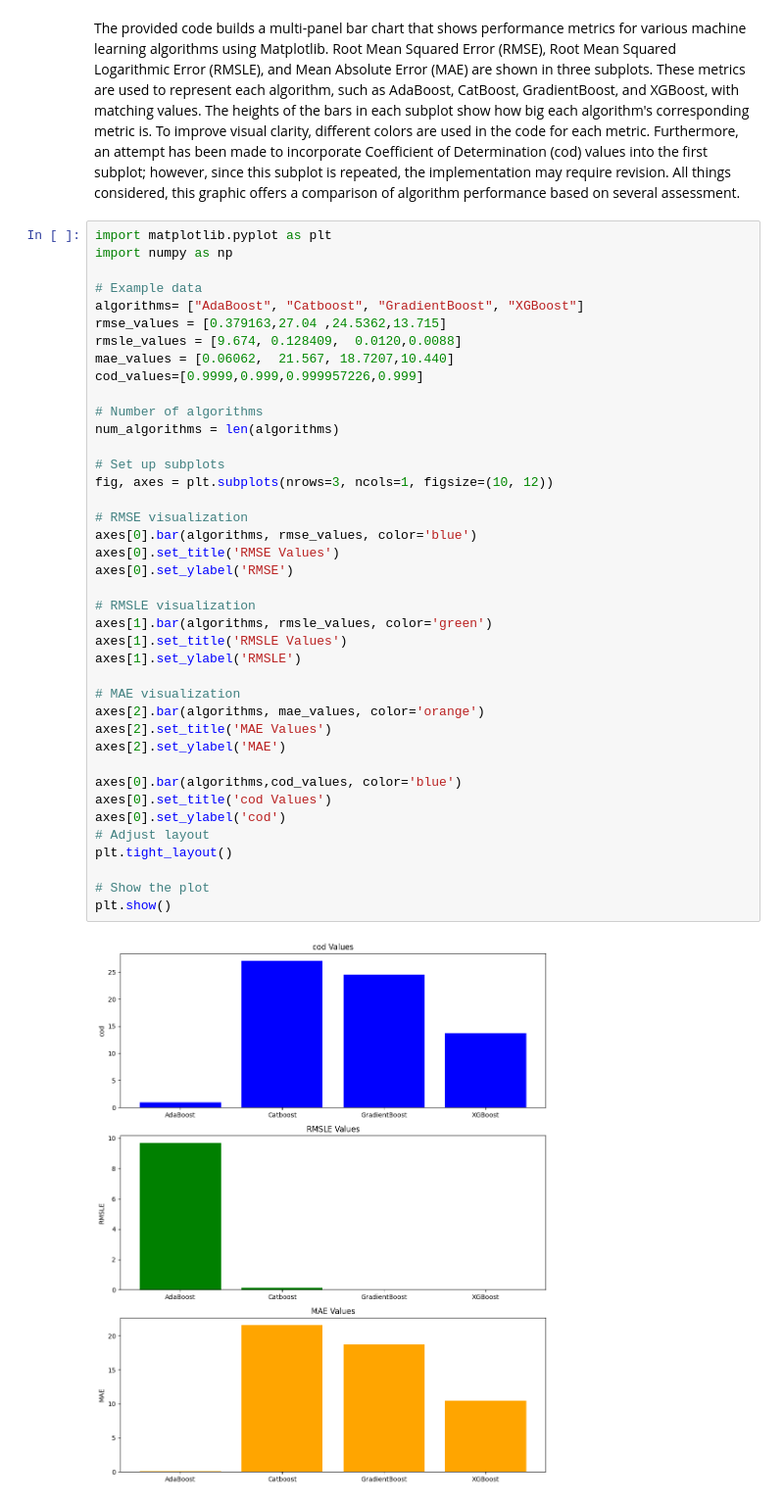
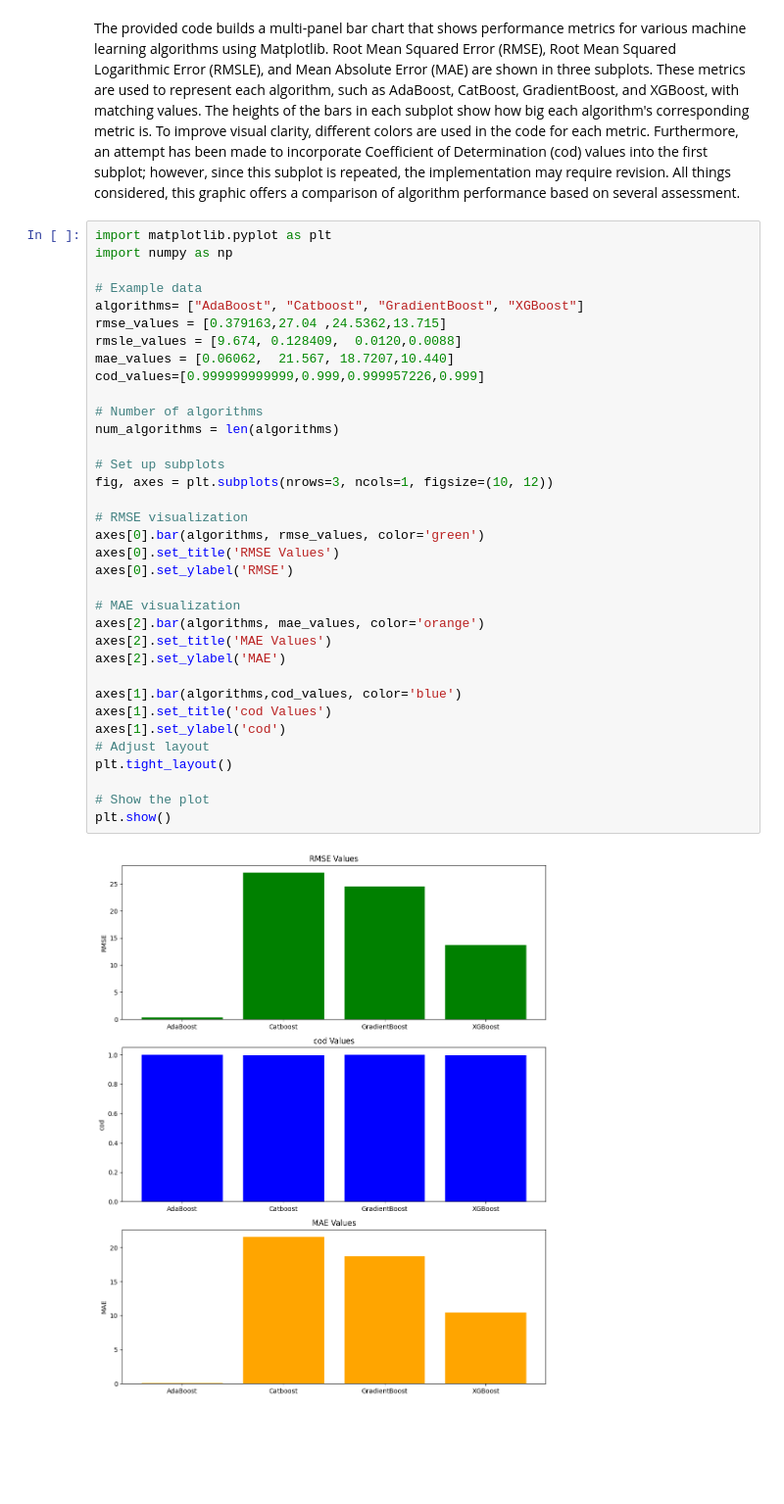
Before and after one commit to ruchithareddy269/255-Final-Project, a Jupyter notebook: CMPE_255_final_project_code.ipynb, the cells around one changed output. Shown at 98% size. Saved outputs shown, nothing was run; the diff lists cells and outputs as text; blank space fills up the shorter version.

```diff
--- a/CMPE_255_final_project_code.ipynb
+++ b/CMPE_255_final_project_code.ipynb
@@ -1347,41 +1383,36 @@ The provided code builds a multi-panel bar chart that shows performance metrics
 import matplotlib.pyplot as plt
 import numpy as np
 
 # Example data
 algorithms= ["AdaBoost", "Catboost", "GradientBoost", "XGBoost"]
 rmse_values = [0.379163,27.04 ,24.5362,13.715]
 rmsle_values = [9.674, 0.128409,  0.0120,0.0088]
 mae_values = [0.06062,  21.567, 18.7207,10.440]
-cod_values=[0.9999,0.999,0.999957226,0.999]
+cod_values=[0.999999999999,0.999,0.999957226,0.999]
 
 # Number of algorithms
 num_algorithms = len(algorithms)
 
 # Set up subplots
 fig, axes = plt.subplots(nrows=3, ncols=1, figsize=(10, 12))
 
 # RMSE visualization
-axes[0].bar(algorithms, rmse_values, color='blue')
+axes[0].bar(algorithms, rmse_values, color='green')
 axes[0].set_title('RMSE Values')
 axes[0].set_ylabel('RMSE')
-
-# RMSLE visualization
-axes[1].bar(algorithms, rmsle_values, color='green')
-axes[1].set_title('RMSLE Values')
-axes[1].set_ylabel('RMSLE')
 
 # MAE visualization
 axes[2].bar(algorithms, mae_values, color='orange')
 axes[2].set_title('MAE Values')
 axes[2].set_ylabel('MAE')
 
-axes[0].bar(algorithms,cod_values, color='blue')
-axes[0].set_title('cod Values')
-axes[0].set_ylabel('cod')
+axes[1].bar(algorithms,cod_values, color='blue')
+axes[1].set_title('cod Values')
+axes[1].set_ylabel('cod')
 # Adjust layout
 plt.tight_layout()
 
 # Show the plot
 plt.show()
 # %% [output]
-[figure, old version]
+[figure, new version]
```
Also changed, not shown: parts of 14 cells of this notebook.
